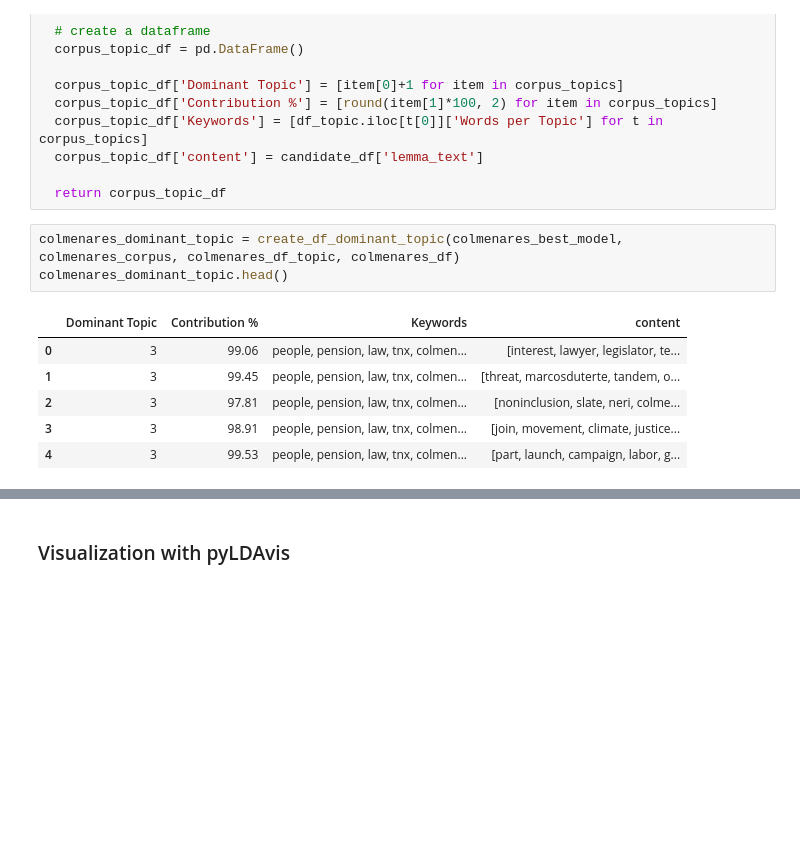
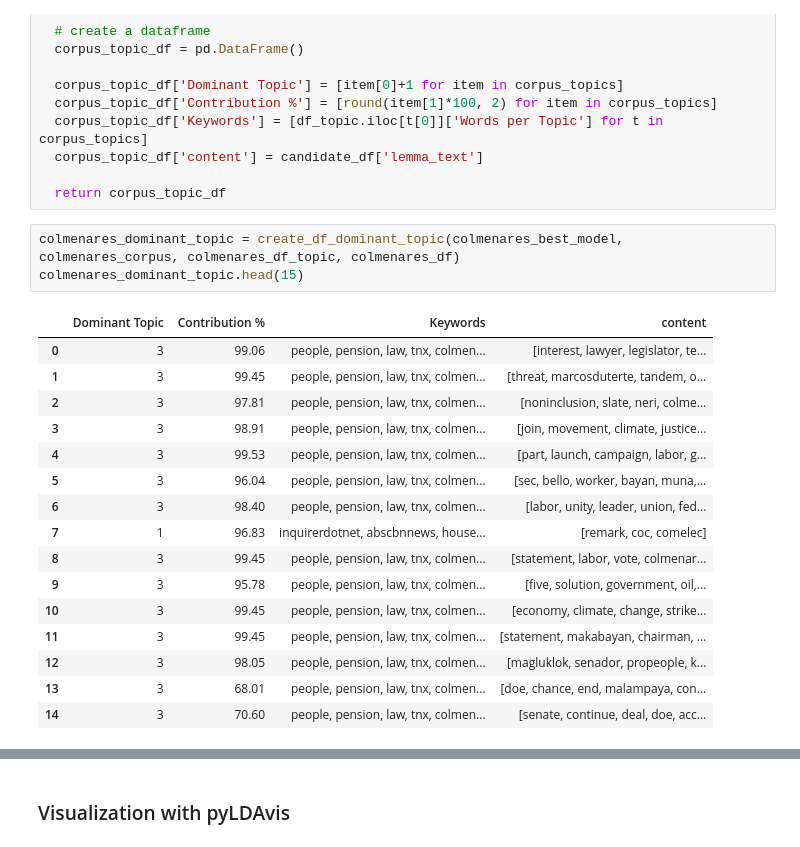
Before and after one commit to armlynobinguar/Natural_Language_Processing-Projects-, a Jupyter notebook: Topic_Modelling_Senatorial_Candidates_6_7.ipynb, the cells around one changed output, grey strips where cells are left out. Saved outputs shown, nothing was run; the diff lists cells and outputs as text; blank space fills up the shorter version.

```diff
--- a/Topic_Modelling_Senatorial_Candidates_6_7.ipynb
+++ b/Topic_Modelling_Senatorial_Candidates_6_7.ipynb
@@ -418,13 +418,23 @@ def create_df_dominant_topic(model, corpus, df_topic, candidate_df):
   return corpus_topic_df
 # %%
 colmenares_dominant_topic = create_df_dominant_topic(colmenares_best_model, colmenares_corpus, colmenares_df_topic, colmenares_df)
-colmenares_dominant_topic.head()
+colmenares_dominant_topic.head(15)
 # %% [output]
 |  | Dominant Topic | Contribution % | Keywords | content |
 | 0 | 3 | 99.06 | people, pension, law, tnx, colmen... | [interest, lawyer, legislator, te... |
 | 1 | 3 | 99.45 | people, pension, law, tnx, colmen... | [threat, marcosduterte, tandem, o... |
 | 2 | 3 | 97.81 | people, pension, law, tnx, colmen... | [noninclusion, slate, neri, colme... |
 | 3 | 3 | 98.91 | people, pension, law, tnx, colmen... | [join, movement, climate, justice... |
 | 4 | 3 | 99.53 | people, pension, law, tnx, colmen... | [part, launch, campaign, labor, g... |
+| 5 | 3 | 96.04 | people, pension, law, tnx, colmen... | [sec, bello, worker, bayan, muna,... |
+| 6 | 3 | 98.40 | people, pension, law, tnx, colmen... | [labor, unity, leader, union, fed... |
+| 7 | 1 | 96.83 | inquirerdotnet, abscbnnews, house... | [remark, coc, comelec] |
+| 8 | 3 | 99.45 | people, pension, law, tnx, colmen... | [statement, labor, vote, colmenar... |
+| 9 | 3 | 95.78 | people, pension, law, tnx, colmen... | [five, solution, government, oil,... |
+| 10 | 3 | 99.45 | people, pension, law, tnx, colmen... | [economy, climate, change, strike... |
+| 11 | 3 | 99.45 | people, pension, law, tnx, colmen... | [statement, makabayan, chairman, ... |
+| 12 | 3 | 98.05 | people, pension, law, tnx, colmen... | [magluklok, senador, propeople, k... |
+| 13 | 3 | 68.01 | people, pension, law, tnx, colmen... | [doe, chance, end, malampaya, con... |
+| 14 | 3 | 70.60 | people, pension, law, tnx, colmen... | [senate, continue, deal, doe, acc... |
 # %%
 gordon_dominant_topic = create_df_dominant_topic(gordon_best_model, gordon_corpus, gordon_df_topic, gordon_df)
```
Also changed, not shown: parts of 1 cell of this notebook.
